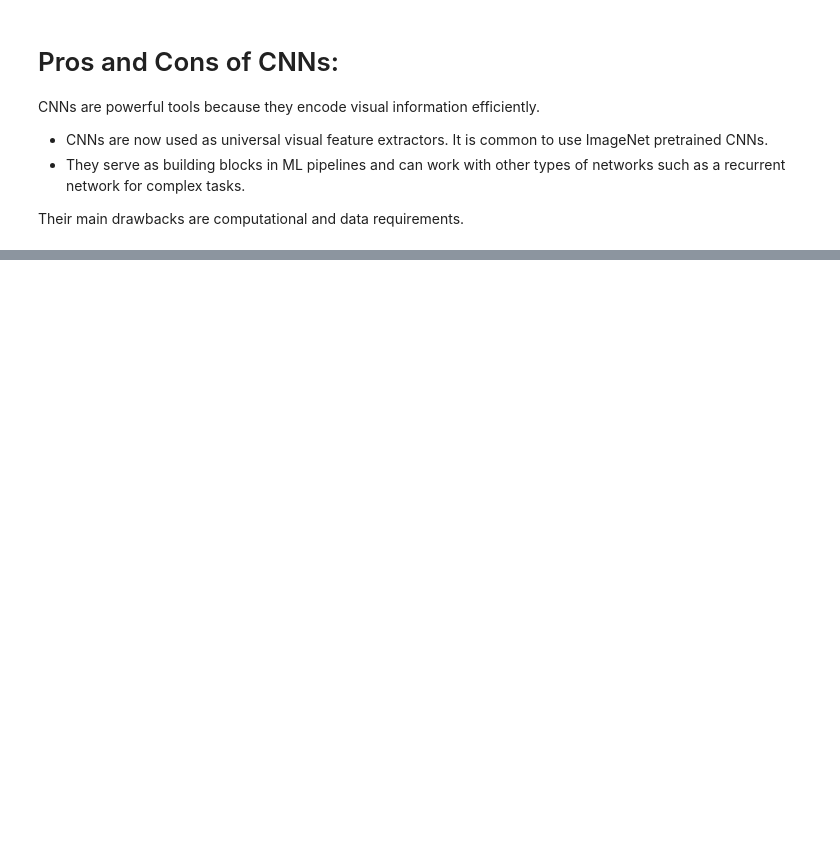
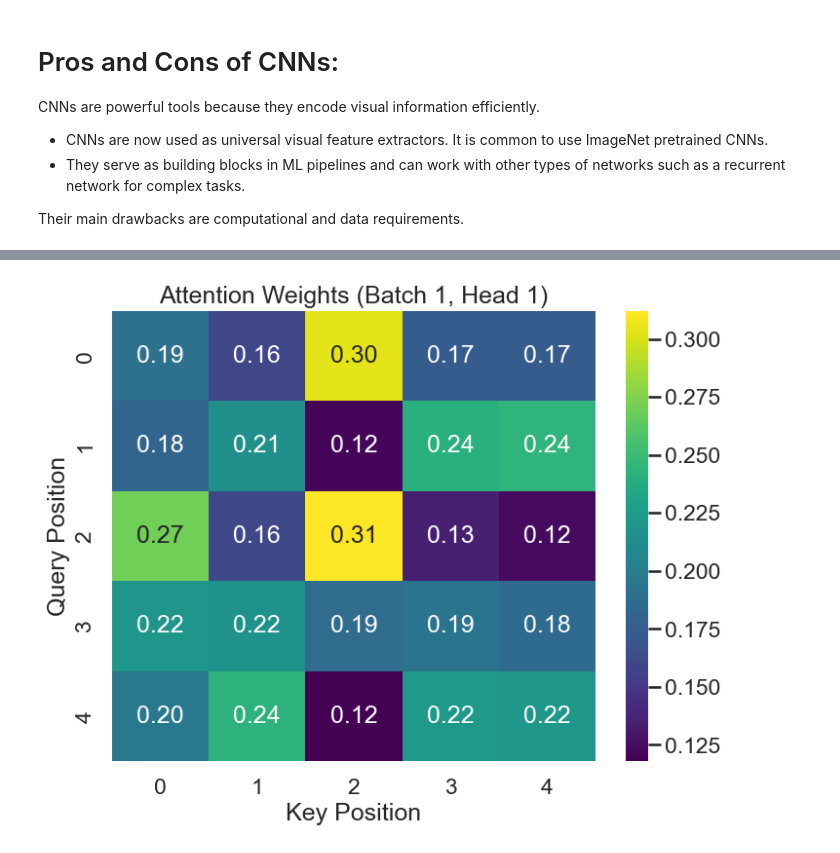
Before and after one commit to aaarrmiinnn/GW-CS6364, a Jupyter notebook: slides/lecture12-deep-learning.ipynb, the cells around one changed output, grey strips where cells are left out. Drawn from its saved outputs; the diff is of its cells as text; code cells hidden in the pictures; blank space fills up the shorter version.

```diff
--- a/slides/lecture12-deep-learning.ipynb
+++ b/slides/lecture12-deep-learning.ipynb
@@ -630,0 +847,93 @@ Their main drawbacks are computational and data requirements.
+# %%
+# Self-Attention Implementation
+
+# Let's implement a basic self-attention layer:
+
+class SelfAttention(nn.Module):
+    def __init__(self, embed_size, heads):
+        super(SelfAttention, self).__init__()
+        self.embed_size = embed_size
+        self.heads = heads
+        self.head_dim = embed_size // heads
+
+        assert (self.head_dim * heads == embed_size), "Embed size must be divisible by heads"
+
+        # Linear projections for Q, K, V for all heads at once
+        self.queries = nn.Linear(embed_size, embed_size)
+        self.keys = nn.Linear(embed_size, embed_size)
+        self.values = nn.Linear(embed_size, embed_size)
+
+        # Output projection
+        self.fc_out = nn.Linear(embed_size, embed_size)
+
+    def forward(self, query, key, value, mask=None):
+        N = query.shape[0]  # Batch size
+        q_len, k_len, v_len = query.shape[1], key.shape[1], value.shape[1]
+
+        # Linear projections and reshape for multi-head processing
+        queries = self.queries(query).reshape(N, q_len, self.heads, self.head_dim)
+        keys = self.keys(key).reshape(N, k_len, self.heads, self.head_dim)
+        values = self.values(value).reshape(N, v_len, self.heads, self.head_dim)
+
+        # Transpose to get shapes: (N, heads, seq_len, head_dim)
+        queries = queries.transpose(1, 2)
+        keys = keys.transpose(1, 2)
+        values = values.transpose(1, 2)
+
+        # Calculate attention scores
+        energy = torch.matmul(queries, keys.transpose(-2, -1)) / (self.head_dim ** 0.5)
+
+        # Apply mask if provided (e.g., for padding or causal attention)
+        if mask is not None:
+            energy = energy.masked_fill(mask == 0, float("-1e20"))
+
+        # Apply softmax to get attention weights
+        attention = torch.softmax(energy, dim=-1)
+
+        # Apply attention weights to values
+        out = torch.matmul(attention, values)  # (N, heads, q_len, head_dim)
+
+        # Reshape back to original format
+        out = out.transpose(1, 2).reshape(N, q_len, self.embed_size)
+
+        # Apply final linear layer
+        out = self.fc_out(out)
+
+        return out, attention
+
+# Example of using the self-attention layer
+def demonstrate_self_attention():
+    # Setup parameters
+    batch_size = 2
+    sequence_length = 5
+    embedding_size = 12
+    num_heads = 3
+
+    # Create random input embeddings
+    x = torch.randn(batch_size, sequence_length, embedding_size)
+
+    # Create self-attention layer
+    self_attention = SelfAttention(embedding_size, num_heads)
+
+    # Apply self-attention (query, key, value are all the same for self-attention)
+    output, attention_weights = self_attention(x, x, x)
+
+    print(f"Input shape: {x.shape}")
+    print(f"Output shape: {output.shape}")
+    print(f"Attention weights shape: {attention_weights.shape}")
+
+    # Visualize one attention head from the first batch item
+    head_idx = 0  # Display the first attention head
+    batch_idx = 0  # Display the first batch item
+
+    plt.figure(figsize=(8, 6))
+    sns.heatmap(attention_weights[batch_idx, head_idx].detach().numpy(),
+                cmap='viridis', annot=True, fmt='.2f')
+    plt.title(f'Attention Weights (Batch {batch_idx+1}, Head {head_idx+1})')
+    plt.xlabel('Key Position')
+    plt.ylabel('Query Position')
+    plt.show()
+
+# Run the demonstration
+demonstrate_self_attention()
+# %% [output]
@@ -630,0 +943 @@ Their main drawbacks are computational and data requirements.
+[figure, added]
```
Also changed, not shown: parts of 14 cells of this notebook.
